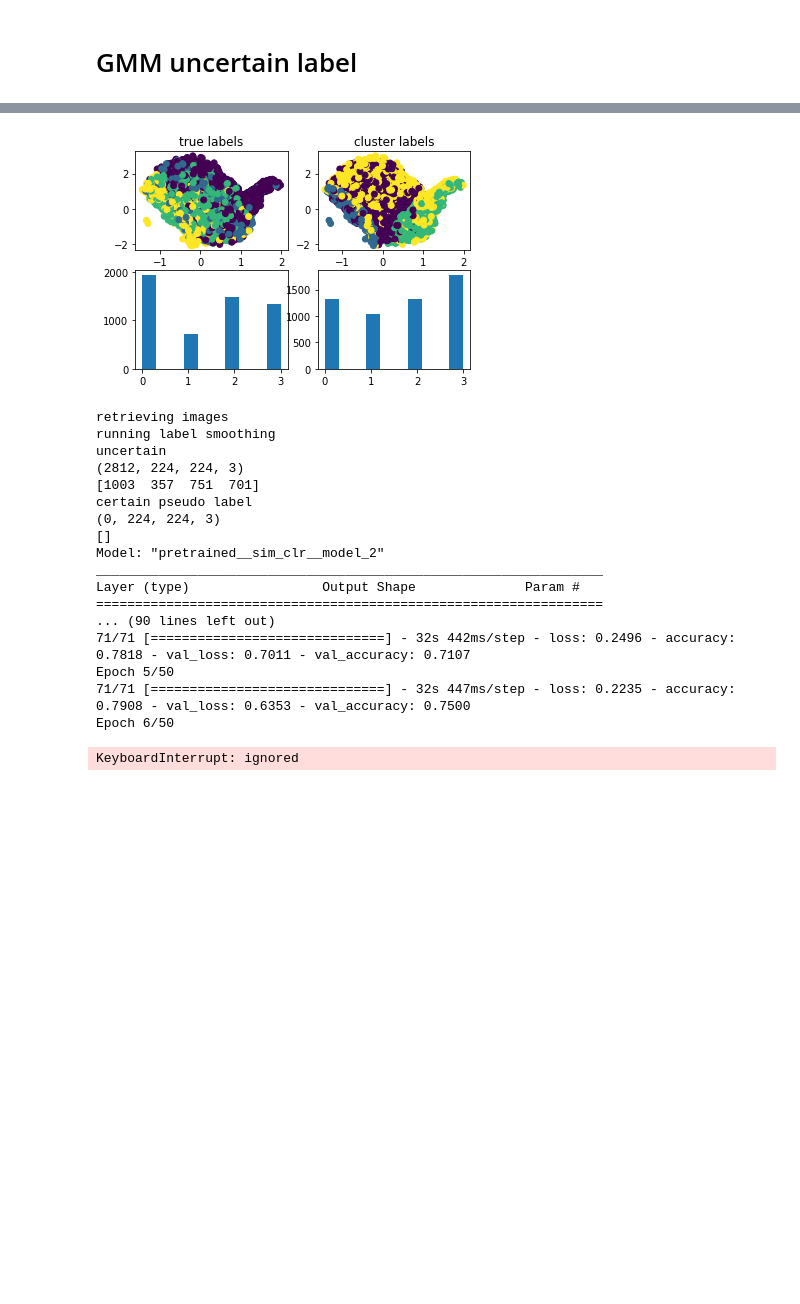
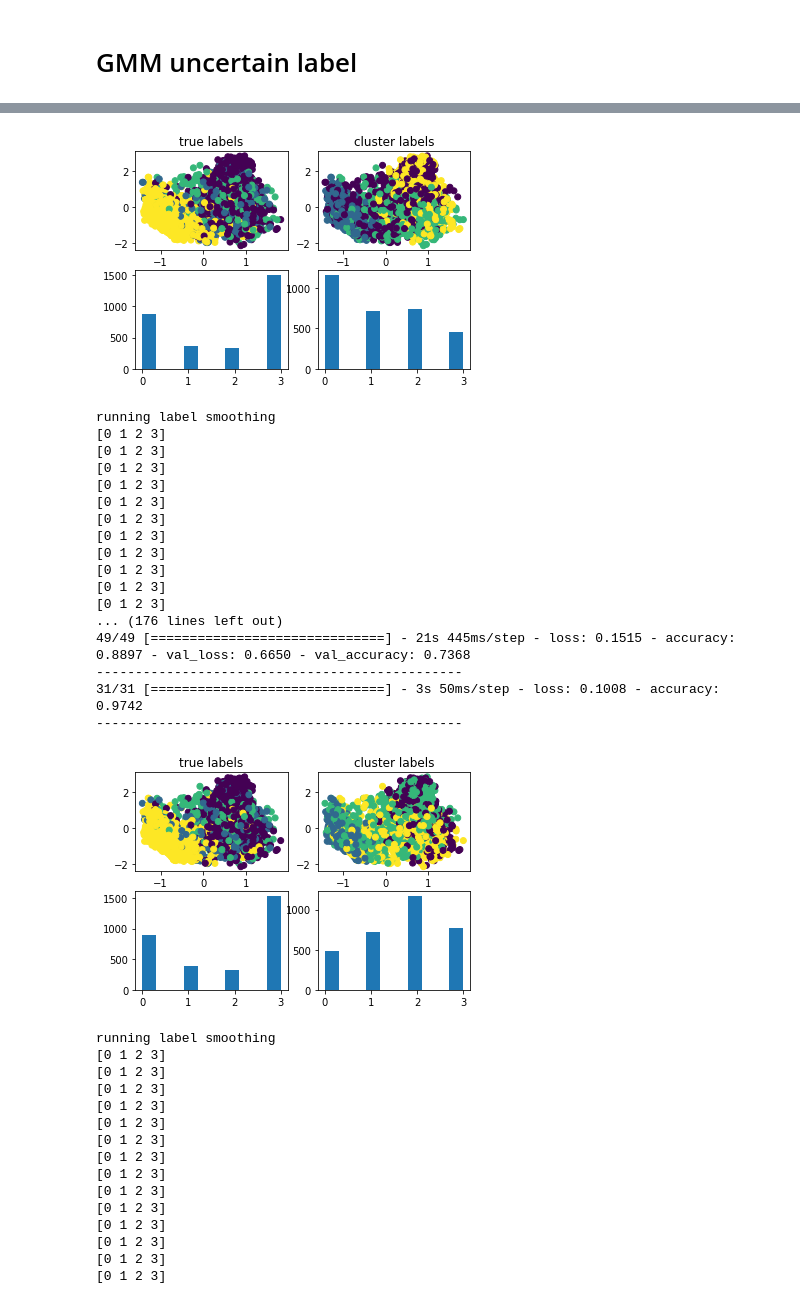
Before and after one commit to anoopsanka/retinal_oct, a Jupyter notebook: notebooks/OCT_MixtureModel_224_valsplit.ipynb, the cells around one changed output, grey strips where cells are left out. Cells and saved outputs as stored; diff of their text form; code cells hidden in the pictures; blank space fills up the shorter version.

```diff
--- a/notebooks/OCT_MixtureModel_224_valsplit.ipynb
+++ b/notebooks/OCT_MixtureModel_224_valsplit.ipynb
@@ -421,7 +425,8 @@ def train_classification_model(train_dataset,
   history = model_retrain.fit(train_dataset,
                   validation_data = val_dataset,
                   callbacks = [tf.keras.callbacks.EarlyStopping(monitor='val_loss',
-                                                                patience=5, )],
+                                                                patience=10,
+                                                                restore_best_weights=True)],
                   epochs=epochs)
   print('-----------------------------------------------')
   model_retrain.evaluate(ds_test.map(resize_only).batch(32))
@@ -444,7 +449,7 @@ def prepare_partial_dataset(img, lb,
       rotation_range=45,
       width_shift_range=0.2,
       height_shift_range=0.2,
-      horizontal_flip=True, preprocessing_function = preprocess_image_function)
+      horizontal_flip=True,) # preprocessing_function = preprocess_image_function)
 
   val_datagen = ImageDataGenerator(
   )
@@ -669,7 +687,7 @@ from sklearn.mixture import GaussianMixture
 model_gmm_pca, history_gmm_pca = run_experiments_GaussianMixture_lb(resnet_proj_PCA,
                                                             all_train_labels,
                                                             sample_weight = True,
-                                                            n_dimension = 3,
+                                                            n_dimension = 8,
                                                             min_proba = 0.4,
                                                             max_proba = 0.6,
                                                             ntimes = 20,
@@ -696,33 +714,48 @@ Epoch 4/50
 # %%
 all_history = []
 for i in range(5):
   model_gmm_pca, history_gmm_pca = run_experiments_GaussianMixture_lb(resnet_proj_PCA,
                                                               all_train_labels,
                                                               sample_weight = True,
-                                                              n_dimension = 3,
+                                                              n_dimension = 8,
                                                               min_proba = 0.4,
                                                               max_proba = 0.6,
                                                               ntimes = 20,
                                                               max_vote = 10,)
-  model_gmm_pca.save_weights(f"/content/drive/MyDrive/fourthbrain-ai/simclr_modelweights/final_pcad3_{i}_model_gmm_proba_0.4-0.6.h5")
+  model_gmm_pca.save_weights(f"/content/drive/MyDrive/fourthbrain-ai/simclr_modelweights/final_pcad8_{i}_model_gmm_proba_0.4-0.6.h5")
   all_history.append(history_gmm_pca)
 # %% [output]
-[figure, old version]
+[figure, new version]
-retrieving images
 running label smoothing
-uncertain
-(2812, 224, 224, 3)
-[1003  357  751  701]
-certain pseudo label
-(0, 224, 224, 3)
-[]
-Model: "pretrained__sim_clr__model_2"
-_________________________________________________________________
-Layer (type)                 Output Shape              Param #
-=================================================================
-... (90 lines left out)
-71/71 [==============================] - 32s 442ms/step - loss: 0.2496 - accuracy: 0.7818 - val_loss: 0.7011 - val_accuracy: 0.7107
-Epoch 5/50
-71/71 [==============================] - 32s 447ms/step - loss: 0.2235 - accuracy: 0.7908 - val_loss: 0.6353 - val_accuracy: 0.7500
-Epoch 6/50
+[0 1 2 3]
+[0 1 2 3]
+[0 1 2 3]
+[0 1 2 3]
+[0 1 2 3]
+[0 1 2 3]
+[0 1 2 3]
+[0 1 2 3]
+[0 1 2 3]
+[0 1 2 3]
+[0 1 2 3]
+... (176 lines left out)
+49/49 [==============================] - 21s 445ms/step - loss: 0.1515 - accuracy: 0.8897 - val_loss: 0.6650 - val_accuracy: 0.7368
+-----------------------------------------------
+31/31 [==============================] - 3s 50ms/step - loss: 0.1008 - accuracy: 0.9742
+-----------------------------------------------
+[figure, added]
-KeyboardInterrupt: ignored
+running label smoothing
+[0 1 2 3]
+[0 1 2 3]
+[0 1 2 3]
+[0 1 2 3]
+[0 1 2 3]
+[0 1 2 3]
+[0 1 2 3]
+[0 1 2 3]
+[0 1 2 3]
+[0 1 2 3]
+[0 1 2 3]
+[0 1 2 3]
+[0 1 2 3]
+[0 1 2 3]
```
Also changed, not shown: parts of 27 cells of this notebook.
